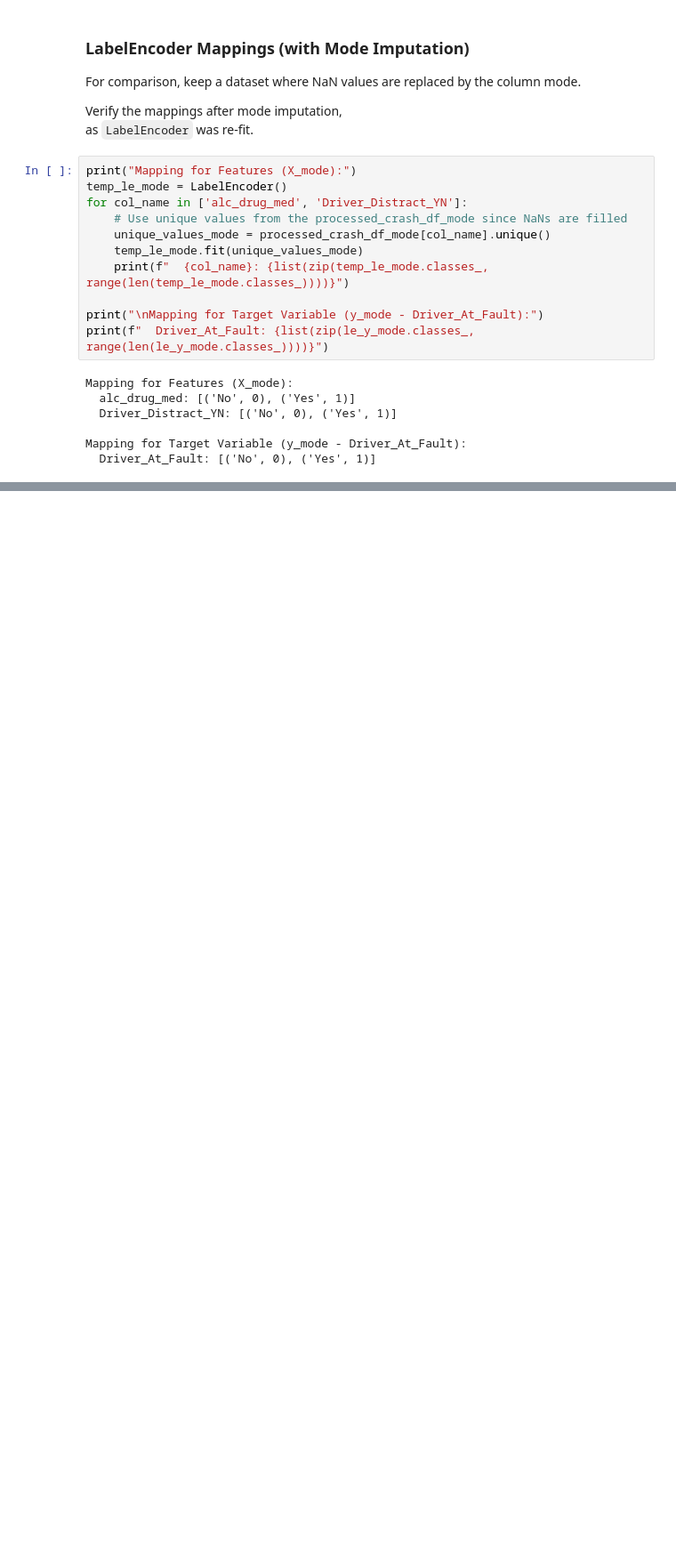
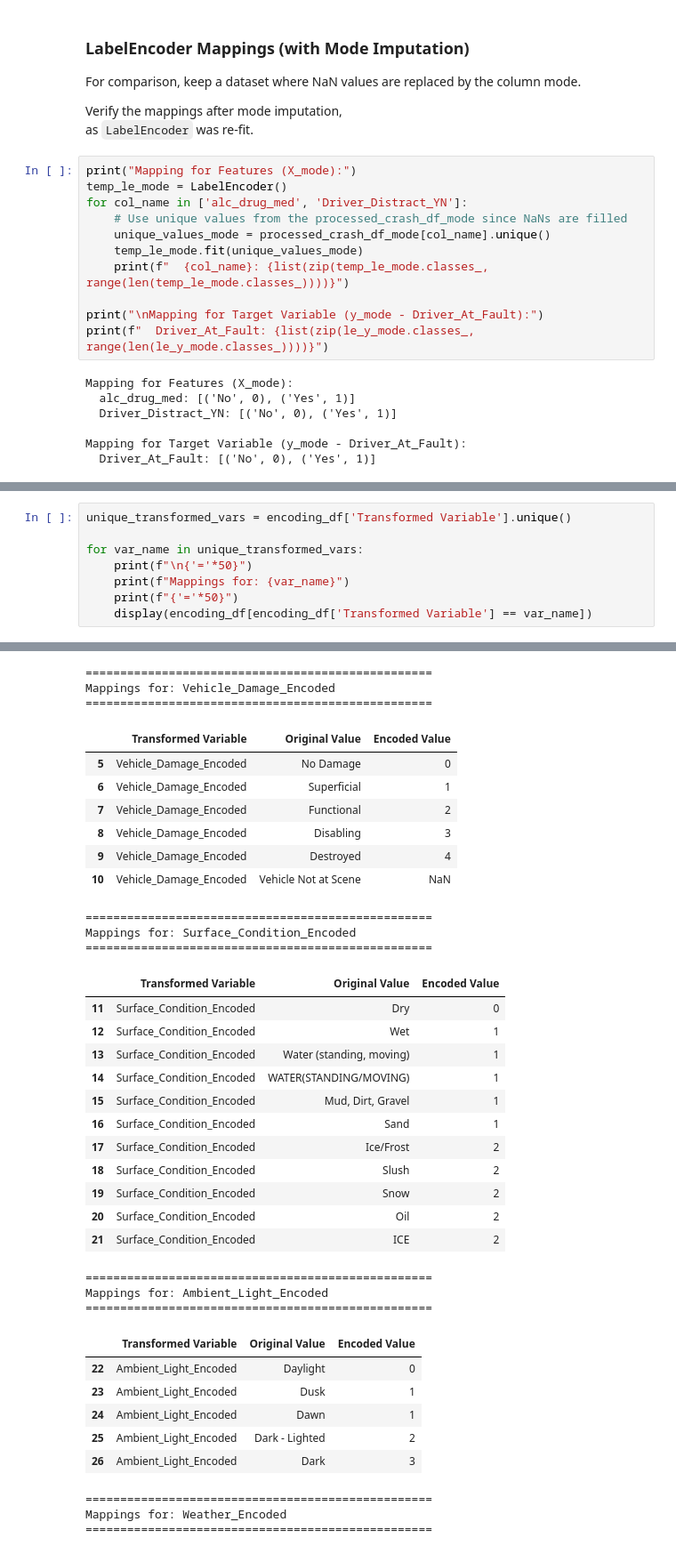
Before and after one commit to Alissa-Ouspen/data201_alissa, a Jupyter notebook: final/crash_df_encoding.ipynb, the cells around one changed output, grey strips where cells are left out. Shown at 89% size. Cells and saved outputs as stored; diff of their text form; blank space fills up the shorter version.

```diff
--- a/final/crash_df_encoding.ipynb
+++ b/final/crash_df_encoding.ipynb
@@ -320,0 +408,9 @@ Mapping for Target Variable (y_mode - Driver_At_Fault):
+# %%
+unique_transformed_vars = encoding_df['Transformed Variable'].unique()
+
+for var_name in unique_transformed_vars:
+    print(f"\n{'='*50}")
+    print(f"Mappings for: {var_name}")
+    print(f"{'='*50}")
+    display(encoding_df[encoding_df['Transformed Variable'] == var_name])
+# %% [output]
@@ -320,0 +426,37 @@ Mapping for Target Variable (y_mode - Driver_At_Fault):
+==================================================
+Mappings for: Vehicle_Damage_Encoded
+==================================================
+|  | Transformed Variable | Original Value | Encoded Value |
+| 5 | Vehicle_Damage_Encoded | No Damage | 0 |
+| 6 | Vehicle_Damage_Encoded | Superficial | 1 |
+| 7 | Vehicle_Damage_Encoded | Functional | 2 |
+| 8 | Vehicle_Damage_Encoded | Disabling | 3 |
+| 9 | Vehicle_Damage_Encoded | Destroyed | 4 |
+| 10 | Vehicle_Damage_Encoded | Vehicle Not at Scene | NaN |
+==================================================
+Mappings for: Surface_Condition_Encoded
+==================================================
+|  | Transformed Variable | Original Value | Encoded Value |
+| 11 | Surface_Condition_Encoded | Dry | 0 |
+| 12 | Surface_Condition_Encoded | Wet | 1 |
+| 13 | Surface_Condition_Encoded | Water (standing, moving) | 1 |
+| 14 | Surface_Condition_Encoded | WATER(STANDING/MOVING) | 1 |
+| 15 | Surface_Condition_Encoded | Mud, Dirt, Gravel | 1 |
+| 16 | Surface_Condition_Encoded | Sand | 1 |
+| 17 | Surface_Condition_Encoded | Ice/Frost | 2 |
+| 18 | Surface_Condition_Encoded | Slush | 2 |
+| 19 | Surface_Condition_Encoded | Snow | 2 |
+| 20 | Surface_Condition_Encoded | Oil | 2 |
+| 21 | Surface_Condition_Encoded | ICE | 2 |
+==================================================
+Mappings for: Ambient_Light_Encoded
+==================================================
+|  | Transformed Variable | Original Value | Encoded Value |
+| 22 | Ambient_Light_Encoded | Daylight | 0 |
+| 23 | Ambient_Light_Encoded | Dusk | 1 |
+| 24 | Ambient_Light_Encoded | Dawn | 1 |
+| 25 | Ambient_Light_Encoded | Dark - Lighted | 2 |
+| 26 | Ambient_Light_Encoded | Dark | 3 |
+==================================================
+Mappings for: Weather_Encoded
+==================================================
```
Also changed, not shown: parts of 3 cells of this notebook, 4 other files.
